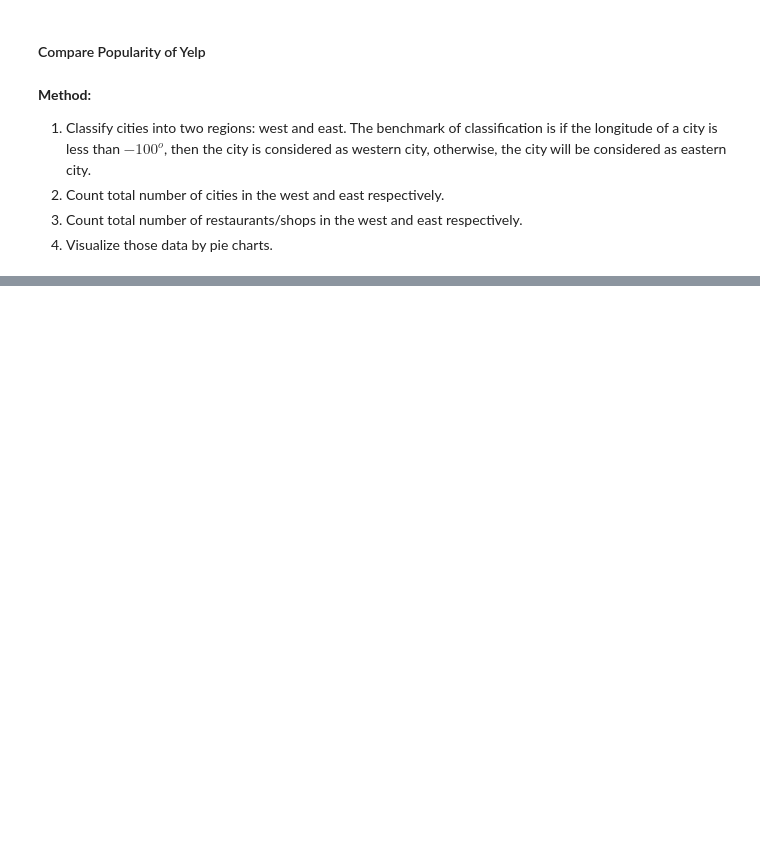
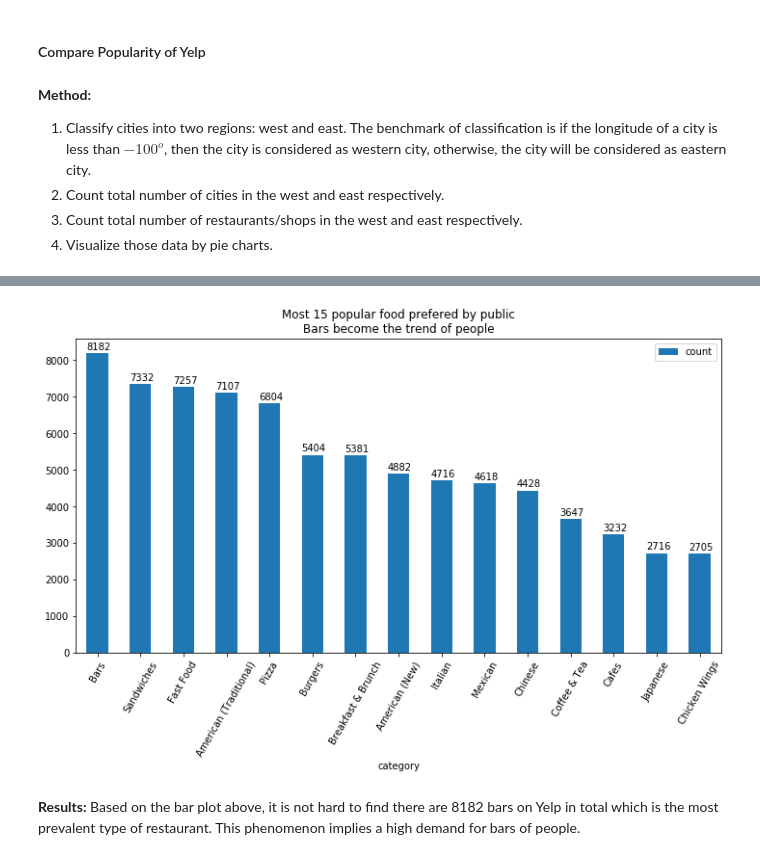
Before and after one commit to wsxwsx543/Yelp-Exploring, a Jupyter notebook: assignment2.ipynb, the cells around one changed output, grey strips where cells are left out. Cells and saved outputs as stored; diff of their text form; code cells hidden in the pictures; blank space fills up the shorter version.

```diff
--- a/assignment2.ipynb
+++ b/assignment2.ipynb
@@ -218,0 +282,23 @@ The conclusion is Yelp is more popular among cities in the east than in the west
+# %%
+business_without_na = business[business.categories.isna() == False].reset_index(drop=True)
+restaurants = business_without_na[business_without_na['categories'].apply(lambda x: 'Restaurants' in x)].reset_index(drop=True)
+restaurants_categories = extract_categories(restaurants)
+del restaurants_categories['Restaurants']
+del restaurants_categories['Food']
+del restaurants_categories['Nightlife']
+# %%
+restaurants_categories_df = pd.DataFrame.from_dict({'category': list(restaurants_categories.keys()),
+                                                    'count': list(restaurants_categories.values())})
+sorted_restaurants_df = restaurants_categories_df.sort_values(by=['count'], ascending=False)
+top_15_restaurants = sorted_restaurants_df[:15].reset_index(drop=True)
+
+top_15_restaurants.plot.bar(x='category', y='count', rot=60, figsize=(12, 6))
+plt.title('Most 15 popular food prefered by public\nBars become the trend of people')
+for i in range(len(top_15_restaurants)):
+    plt.text(i - 0.25, top_15_restaurants['count'][i] + 100, s=str(top_15_restaurants['count'][i]))
+plt.show()
+# %% [output]
+[figure, added]
+# %% [markdown]
+**Results:**
+Based on the bar plot above, it is not hard to find there are 8182 bars on Yelp in total which is the most prevalent type of restaurant. This phenomenon implies a high demand for bars of people.
```
Also changed, not shown: parts of 11 cells of this notebook.
